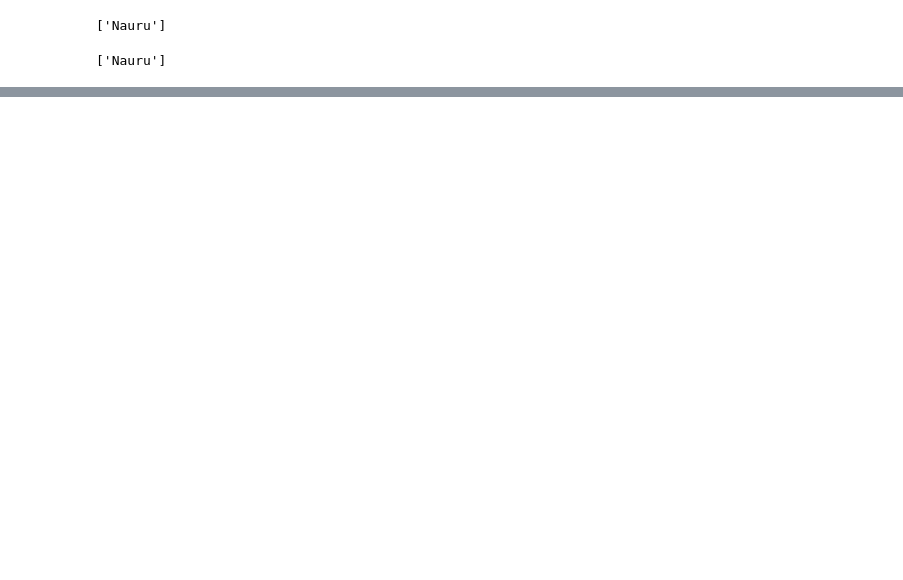
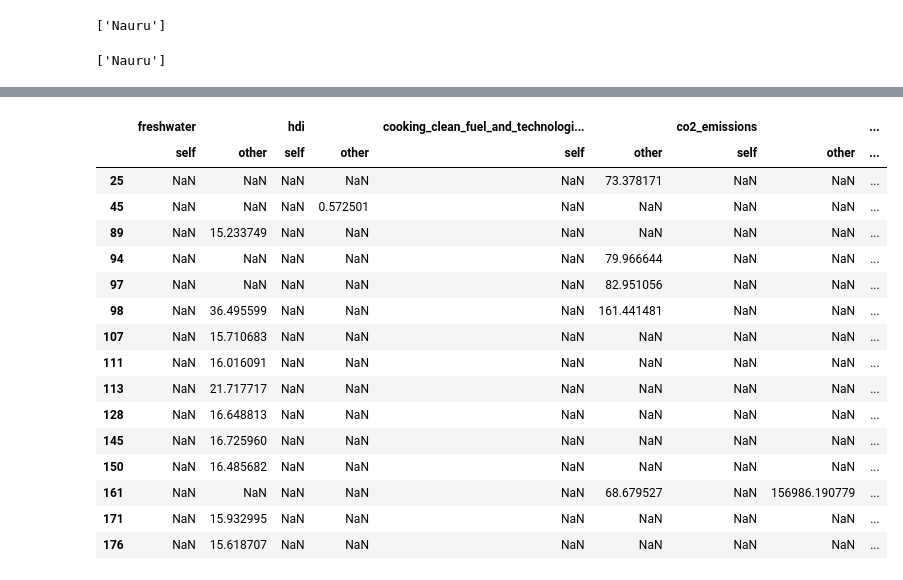
Before and after one commit to luanakimley/low-carbon-development-composite-index, a Jupyter notebook: data_cleaning.ipynb, the cells around one changed output, grey strips where cells are left out. Drawn from its saved outputs; the diff is of its cells as text; code cells hidden in the pictures; blank space fills up the shorter version.

```diff
--- a/data_cleaning.ipynb
+++ b/data_cleaning.ipynb
@@ -364,0 +412,3 @@ lcdci_df = lcdci_df.rename(columns={'Nitrous oxide emissions 2020': 'nitrous_oxi
+# %%
+lcdci_df["nitrous_oxide_emissions"] = lcdci_df["nitrous_oxide_emissions"].replace("..", np.nan)
+lcdci_df["nitrous_oxide_emissions"] = lcdci_df["nitrous_oxide_emissions"].astype(float)
@@ -373,0 +523,6 @@ lcdci_df.head()
+# %%
+lcdci_df.loc[lcdci_df['country'] == "Cuba", 'gdp_per_capita'] = 11255
+lcdci_df.loc[lcdci_df['country'] == "Democratic People's Republic of Korea", 'gdp_per_capita'] = 654
+lcdci_df.loc[lcdci_df['country'] == "Eritrea", 'gdp_per_capita'] = 611
+lcdci_df.loc[lcdci_df['country'] == "South Sudan", 'gdp_per_capita'] = 399
+lcdci_df.loc[lcdci_df['country'] == "Venezuela (Bolivarian Republic of)", 'gdp_per_capita'] = 3967
@@ -373,0 +547,23 @@ lcdci_df.head()
+# %%
+environmental_related_columns = [
+    "cooking_clean_fuel_and_technologies_access",
+    "renewable_energy_consumption",
+    "co2_emissions",
+    "methane_emissions",
+    "nitrous_oxide_emissions",
+    "freshwater",
+    "forest_area"
+]
+
+threshold = 4
+
+missing_counts = lcdci_df[environmental_related_columns].isnull().sum(axis=1)
+
+lcdci_df_filtered = lcdci_df[missing_counts <= threshold]
+
+dropped_countries = lcdci_df.loc[missing_counts > threshold, 'country']
+print(f"Dropped countries due to excessive missing data: {list(dropped_countries)}")
+
+lcdci_df_filtered = lcdci_df_filtered.reset_index(drop=True)
+
+lcdci_df_filtered
@@ -373,0 +589,6 @@ lcdci_df.head()
+# %%
+mice_imputer = IterativeImputer()
+lcdci_df_imputed = mice_imputer.fit_transform(lcdci_df_filtered.iloc[:, 1:])
+lcdci_df_imputed = pd.DataFrame(lcdci_df_imputed, columns=lcdci_df_filtered.columns[1:])
+lcdci_df_imputed.insert(0, "country", lcdci_df_filtered["country"])
+lcdci_df_imputed
@@ -373,0 +609,23 @@ lcdci_df.head()
+# %%
+differences = lcdci_df_filtered.compare(lcdci_df_imputed)
+differences['country'] = lcdci_df_filtered['country']
+
+differences
+# %% [output]
+|  | freshwater |  | hdi |  | cooking_clean_fuel_and_technologi... |  | co2_emissions |  | ... |
+|  | self | other | self | other | self | other | self | other | ... |
+| 25 | NaN | NaN | NaN | NaN | NaN | 73.378171 | NaN | NaN | ... |
+| 45 | NaN | NaN | NaN | 0.572501 | NaN | NaN | NaN | NaN | ... |
+| 89 | NaN | 15.233749 | NaN | NaN | NaN | NaN | NaN | NaN | ... |
+| 94 | NaN | NaN | NaN | NaN | NaN | 79.966644 | NaN | NaN | ... |
+| 97 | NaN | NaN | NaN | NaN | NaN | 82.951056 | NaN | NaN | ... |
+| 98 | NaN | 36.495599 | NaN | NaN | NaN | 161.441481 | NaN | NaN | ... |
+| 107 | NaN | 15.710683 | NaN | NaN | NaN | NaN | NaN | NaN | ... |
+| 111 | NaN | 16.016091 | NaN | NaN | NaN | NaN | NaN | NaN | ... |
+| 113 | NaN | 21.717717 | NaN | NaN | NaN | NaN | NaN | NaN | ... |
+| 128 | NaN | 16.648813 | NaN | NaN | NaN | NaN | NaN | NaN | ... |
+| 145 | NaN | 16.725960 | NaN | NaN | NaN | NaN | NaN | NaN | ... |
+| 150 | NaN | 16.485682 | NaN | NaN | NaN | NaN | NaN | NaN | ... |
+| 161 | NaN | NaN | NaN | NaN | NaN | 68.679527 | NaN | 156986.190779 | ... |
+| 171 | NaN | 15.932995 | NaN | NaN | NaN | NaN | NaN | NaN | ... |
+| 176 | NaN | 15.618707 | NaN | NaN | NaN | NaN | NaN | NaN | ... |
```
Also changed, not shown: parts of 47 cells of this notebook.
